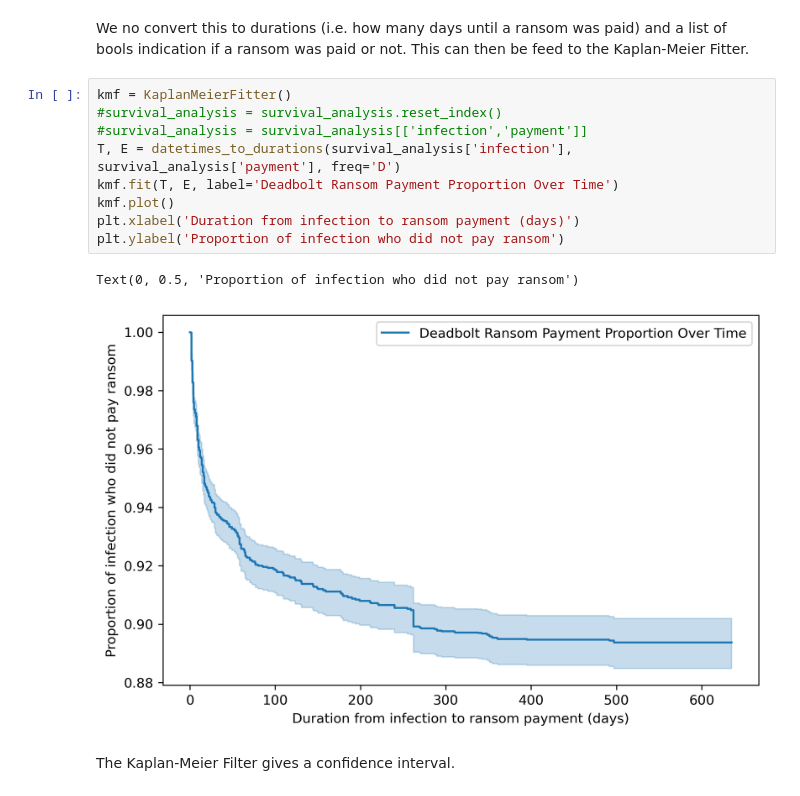
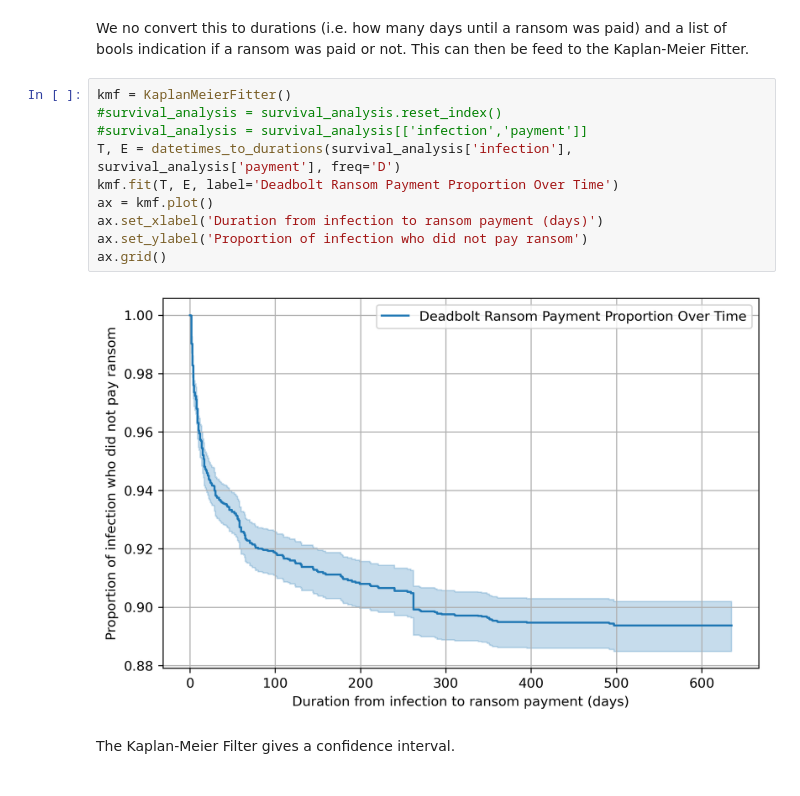
Before and after one commit to illordlo/first-tutorial, a Jupyter notebook: content/Lesson_03.ipynb, the cells around one changed output. Drawn from its saved outputs; the diff is of its cells as text.

```diff
--- a/content/Lesson_03.ipynb
+++ b/content/Lesson_03.ipynb
@@ -252,15 +252,15 @@ We no convert this to durations (i.e. how many days until a ransom was paid) and
 # %%
 kmf = KaplanMeierFitter()
 #survival_analysis = survival_analysis.reset_index()
 #survival_analysis = survival_analysis[['infection','payment']]
 T, E = datetimes_to_durations(survival_analysis['infection'], survival_analysis['payment'], freq='D')
 kmf.fit(T, E, label='Deadbolt Ransom Payment Proportion Over Time')
-kmf.plot()
-plt.xlabel('Duration from infection to ransom payment (days)')
-plt.ylabel('Proportion of infection who did not pay ransom')
+ax = kmf.plot()
+ax.set_xlabel('Duration from infection to ransom payment (days)')
+ax.set_ylabel('Proportion of infection who did not pay ransom')
+ax.grid()
 # %% [output]
-Text(0, 0.5, 'Proportion of infection who did not pay ransom')
-[figure, old version]
+[figure, new version]
 # %% [markdown]
 The Kaplan-Meier Filter gives a confidence interval.
 # %%
```
Also changed, not shown: parts of 3 cells of this notebook.
